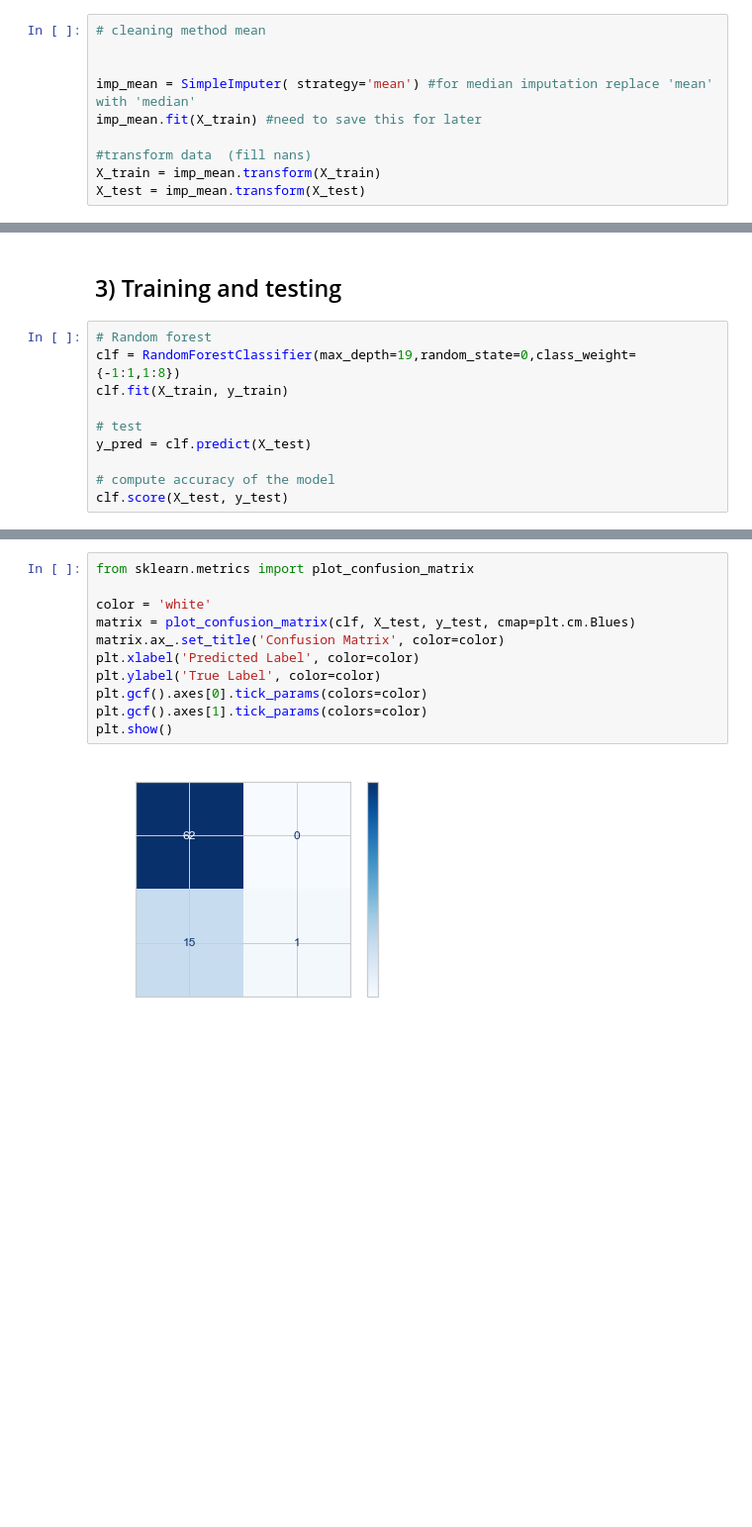
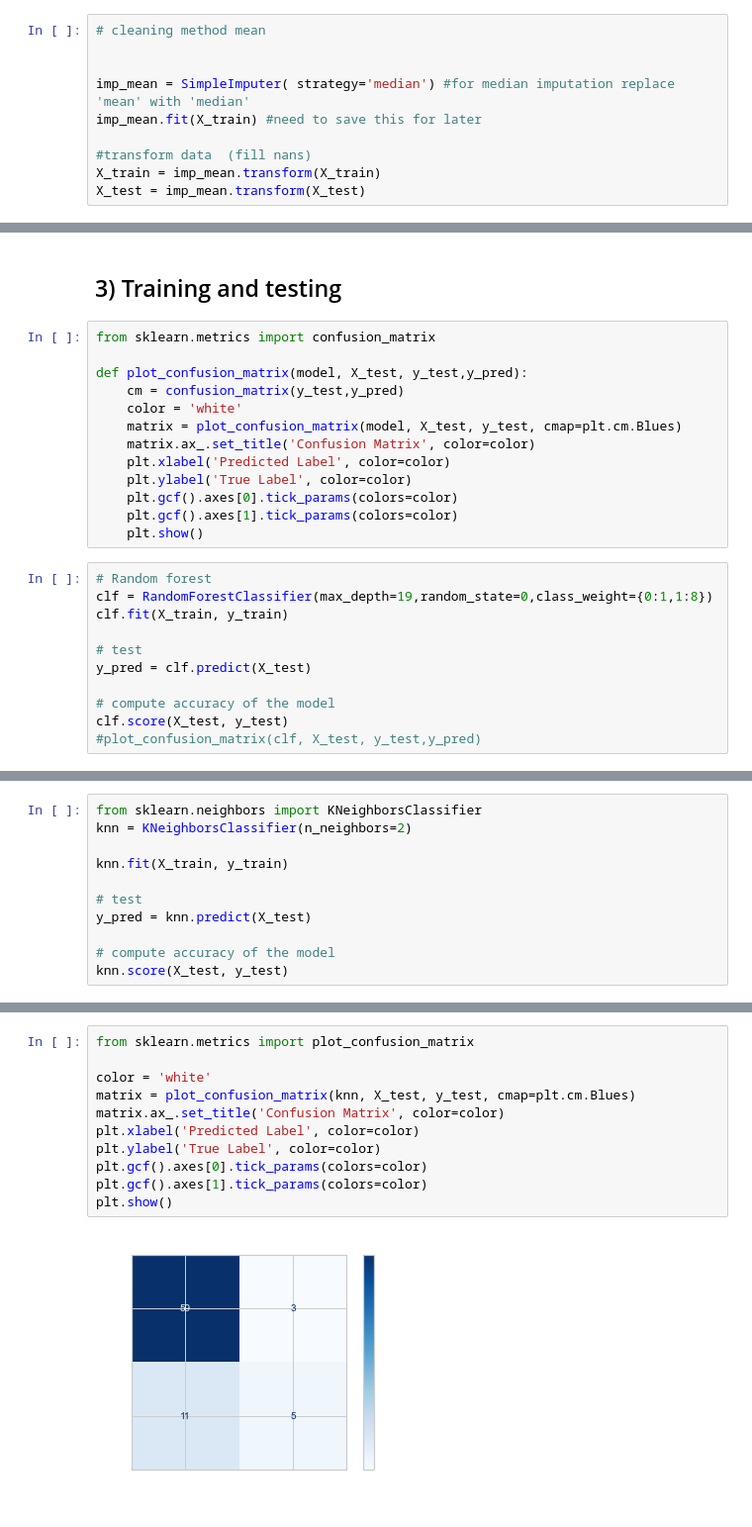
Before and after one commit to AntonisCSt/Mlops_project_semicon, a Jupyter notebook: main_notebook.ipynb, the cells around one changed output, grey strips where cells are left out. Shown at 99% size. Cells and saved outputs as stored; diff of their text form; blank space fills up the shorter version.

```diff
--- a/main_notebook.ipynb
+++ b/main_notebook.ipynb
@@ -153,7 +160,7 @@ Name: Pass/Fail, dtype: int64
 # cleaning method mean
 
 
-imp_mean = SimpleImputer( strategy='mean') #for median imputation replace 'mean' with 'median'
+imp_mean = SimpleImputer( strategy='median') #for median imputation replace 'mean' with 'median'
 imp_mean.fit(X_train) #need to save this for later
 
 #transform data  (fill nans)
@@ -182,9 +189,22 @@ X_train = pd.DataFrame(data = X_train)
 X_test = pd.DataFrame(data = X_test)
 # %% [markdown]
 ## 3) Training and testing
+# %%
+from sklearn.metrics import confusion_matrix
+
+def plot_confusion_matrix(model, X_test, y_test,y_pred):
+    cm = confusion_matrix(y_test,y_pred)
+    color = 'white'
+    matrix = plot_confusion_matrix(model, X_test, y_test, cmap=plt.cm.Blues)
+    matrix.ax_.set_title('Confusion Matrix', color=color)
+    plt.xlabel('Predicted Label', color=color)
+    plt.ylabel('True Label', color=color)
+    plt.gcf().axes[0].tick_params(colors=color)
+    plt.gcf().axes[1].tick_params(colors=color)
+    plt.show()
 # %%
 # Random forest
-clf = RandomForestClassifier(max_depth=19,random_state=0,class_weight={-1:1,1:8})
+clf = RandomForestClassifier(max_depth=19,random_state=0,class_weight={0:1,1:8})
 clf.fit(X_train, y_train)
 
 # test
@@ -192,4 +212,5 @@ y_pred = clf.predict(X_test)
 
 # compute accuracy of the model
 clf.score(X_test, y_test)
+#plot_confusion_matrix(clf, X_test, y_test,y_pred)
 # %% [output]
@@ -219,0 +253,11 @@ cm = confusion_matrix(y_test,y_pred)
+# %%
+from sklearn.neighbors import KNeighborsClassifier
+knn = KNeighborsClassifier(n_neighbors=2)
+
+knn.fit(X_train, y_train)
+
+# test
+y_pred = knn.predict(X_test)
+
+# compute accuracy of the model
+knn.score(X_test, y_test)
@@ -220,16 +266,16 @@ cm = confusion_matrix(y_test,y_pred)
 # %%
 from sklearn.metrics import plot_confusion_matrix
 
 color = 'white'
-matrix = plot_confusion_matrix(clf, X_test, y_test, cmap=plt.cm.Blues)
+matrix = plot_confusion_matrix(knn, X_test, y_test, cmap=plt.cm.Blues)
 matrix.ax_.set_title('Confusion Matrix', color=color)
 plt.xlabel('Predicted Label', color=color)
 plt.ylabel('True Label', color=color)
 plt.gcf().axes[0].tick_params(colors=color)
 plt.gcf().axes[1].tick_params(colors=color)
 plt.show()
 # %% [output]
-[figure, old version]
+[figure, new version]
 # %%
 from sklearn.metrics import classification_report
 
```
Also changed, not shown: parts of 9 cells of this notebook, 2 other files.
